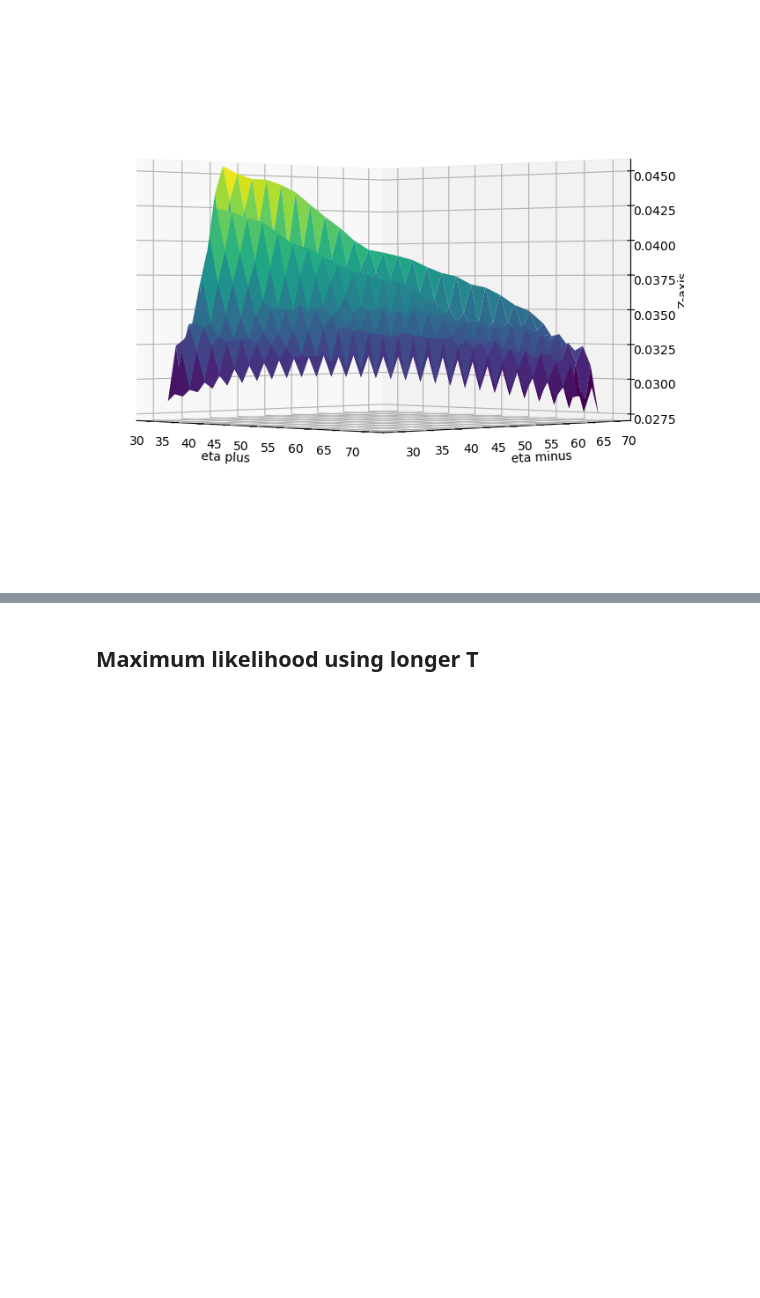
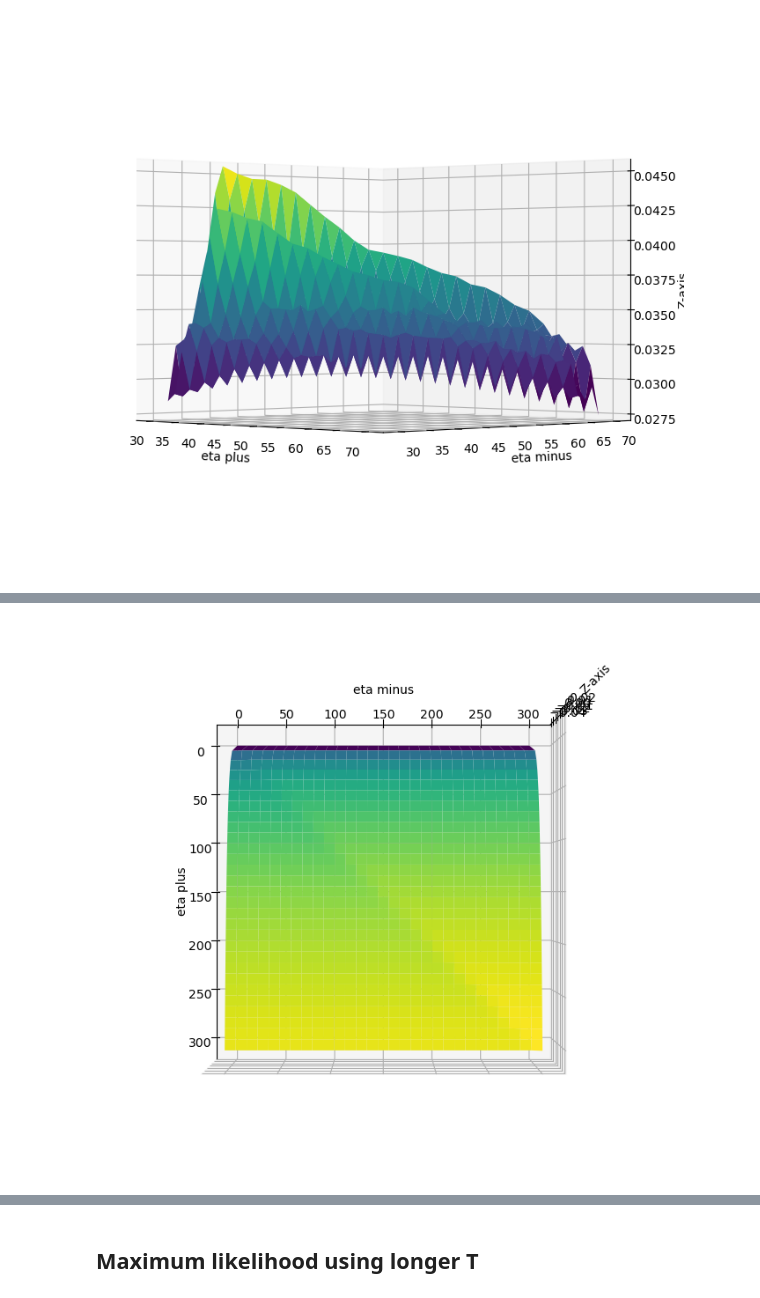
Before and after one commit to cavallofederico/marketmaking, a Jupyter notebook: alpha_signals/likelihood.ipynb, the cells around one changed output, grey strips where cells are left out. Saved outputs shown, nothing was run; the diff lists cells and outputs as text; code cells hidden in the pictures; blank space fills up the shorter version.

Commit message:
Updating likelihood file with working version

```diff
--- a/alpha_signals/likelihood.ipynb
+++ b/alpha_signals/likelihood.ipynb
@@ -319,7 +319,8 @@ import numpy as np
 
 p = Parameters(**base_simulation_parameters_dict)
 p.dalpha = 30
-p.n = 1000
+p.n = 200
+p.T=60
 print(p)
 results = generate_simulations_bunchs(p)
 # %% [output]
@@ -340,5 +334,5 @@ Stde of PNL:0.1964840805257168
 # %%
-l = 100
+l = 200
 # %% [markdown]
 ## Option A: Flattening of times
 # %%
@@ -529,13 +509,14 @@ from likelihood import MaximumLikelihood
 
 def multi_likelihood_to_minimize(y, k=200, theta=0.1):
     bad_result = 1000 #np.nan
-    x=np.array([k, y[0], y[0], theta])
-    if np.abs(x[1]-x[2]) >20:
-        return bad_result
-    if x[0]<0 or x[1]<0 or x[2]<0 or x[3]<0:
-        return bad_result
-    if x[0]>1500 or x[1]>1500 or x[2]>1500 or x[3]>1500:
-        return bad_result
+    # x=np.array([200, y[0], y[1], theta])
+    x = y
+    # if np.abs(x[1]-x[2]) >20:
+    #     return bad_result
+    # if x[0]<0 or x[1]<0 or x[2]<0 or x[3]<0:
+    #     return bad_result
+    # if x[0]>1500 or x[1]>1500 or x[2]>1500 or x[3]>1500:
+    #     return bad_result
     m = MaximumLikelihood.multi_likelihood_to_minimize(multi_params, x)/l/1000
     if np.isnan(m) or np.isinf(m):
         m = 1000
@@ -882,0 +1151,41 @@ plt.show()
+# %%
+import numpy as np
+import matplotlib.pyplot as plt
+from mpl_toolkits.mplot3d import Axes3D
+
+# Create a bidimensional grid
+x = np.linspace(0.1, 300, 30)
+y = np.linspace(0.1, 300, 30)
+
+x, y = np.meshgrid(x, y)
+def other_func(x):
+    m = MaximumLikelihood.multi_sum_log_alpha_plus(multi_params, x)/len(multi_params)/1000
+    if np.isnan(m) or np.isinf(m):
+        m = 1000
+    # print(m)
+    return m
+# Define a function for the surface
+def surface_function(x, y):
+    m= other_func(np.array([200,x,y,0.1]))
+    # print(m)
+    return m
+
+surface_function_vectorized = np.vectorize(surface_function)
+
+z = surface_function_vectorized(x, y)
+
+
+# Plot the surface
+fig = plt.figure(figsize=(12, 8))
+ax = fig.add_subplot(111, projection='3d')
+ax.plot_surface(x, y, z, cmap='viridis')
+ax.view_init(elev=90, azim=0)
+# Add labels
+ax.set_xlabel('eta plus')
+ax.set_ylabel('eta minus')
+ax.set_zlabel('Z-axis')
+
+# Show the plot
+plt.show()
+# %% [output]
+[figure, added]
```
Also changed, not shown: parts of 27 cells of this notebook.
